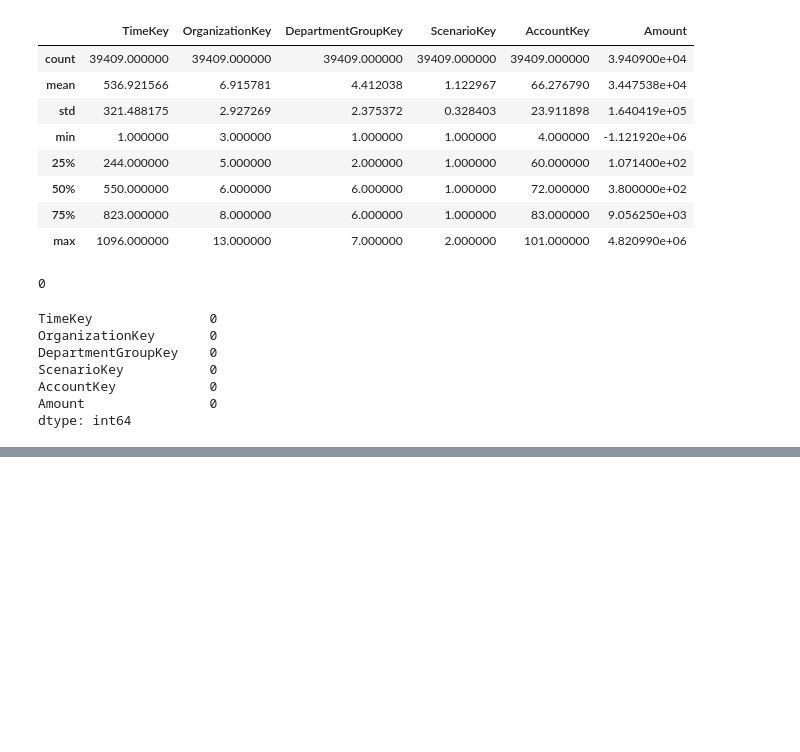
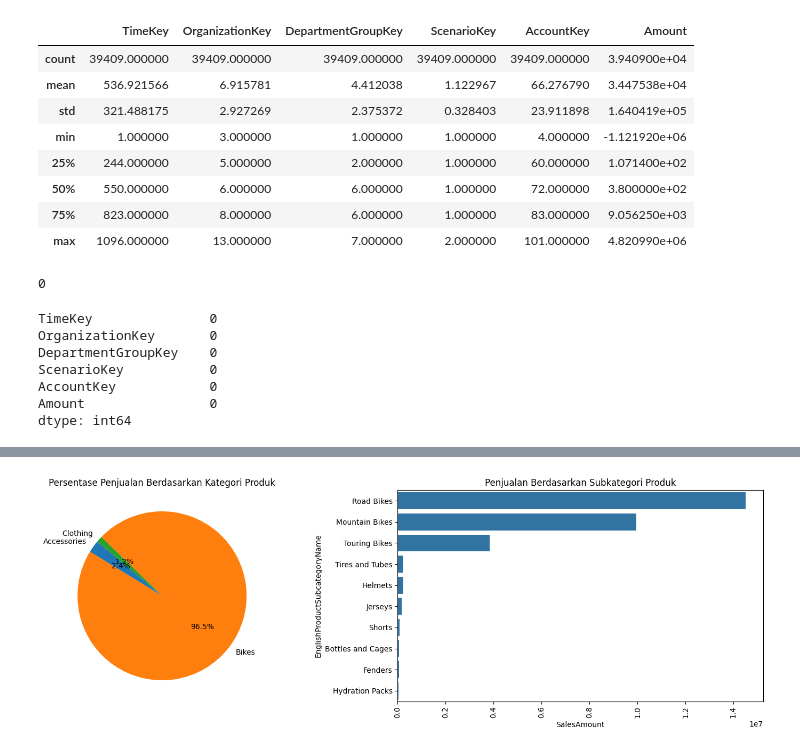
Before and after one commit to Rizukaf-id/UAS-VISUALISASI-DATA, a Jupyter notebook: notebook.ipynb, the cells around one changed output, grey strips where cells are left out. Cells and saved outputs as stored; diff of their text form; code cells hidden in the pictures; blank space fills up the shorter version.

```diff
--- a/notebook.ipynb
+++ b/notebook.ipynb
@@ -158,0 +225,24 @@ dtype: int64
+# %%
+penjualan_product = fact_internet_sales.merge(dimention_product_df, left_on='ProductKey', right_on='ProductKey')
+penjualan_subkategori = penjualan_product.merge(dimention_product_subcategory_df, left_on='ProductSubcategoryKey', right_on='ProductSubcategoryKey')
+penjualan_kategori = penjualan_subkategori.merge(dimention_product_category_df, left_on='ProductCategoryKey', right_on='ProductCategoryKey')
+# %%
+penjualan_kategori = penjualan_kategori.groupby('EnglishProductCategoryName').agg({'SalesAmount': 'sum'}).reset_index()
+penjualan_subkategori = penjualan_subkategori.groupby('EnglishProductSubcategoryName').agg({'SalesAmount': 'sum'}).reset_index()
+penjualan_subkategori = penjualan_subkategori.sort_values('SalesAmount', ascending=False).head(10)
+# %%
+fig, ax = plt.subplots(1, 2, figsize=(15, 5))
+
+# Plot untuk kategori
+ax[0].pie(penjualan_kategori['SalesAmount'], labels=penjualan_kategori['EnglishProductCategoryName'], autopct='%1.1f%%', startangle=140)
+ax[0].set_title('Persentase Penjualan Berdasarkan Kategori Produk')
+
+# Plot untuk subkategori
+sns.barplot(data=penjualan_subkategori, y='EnglishProductSubcategoryName', x='SalesAmount', ax=ax[1])
+ax[1].set_title('Penjualan Berdasarkan Subkategori Produk')
+ax[1].tick_params(axis='x', rotation=90)  # Rotate x-axis labels for readability
+
+plt.tight_layout()
+plt.show()
+# %% [output]
+[figure, added]
```
Also changed, not shown: parts of 21 cells of this notebook, 16 other files.
